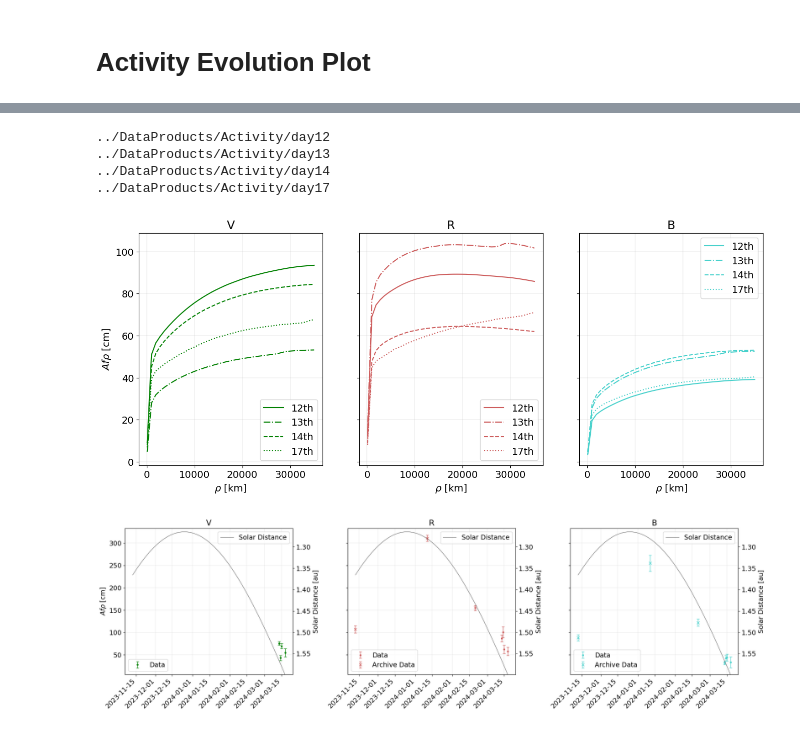
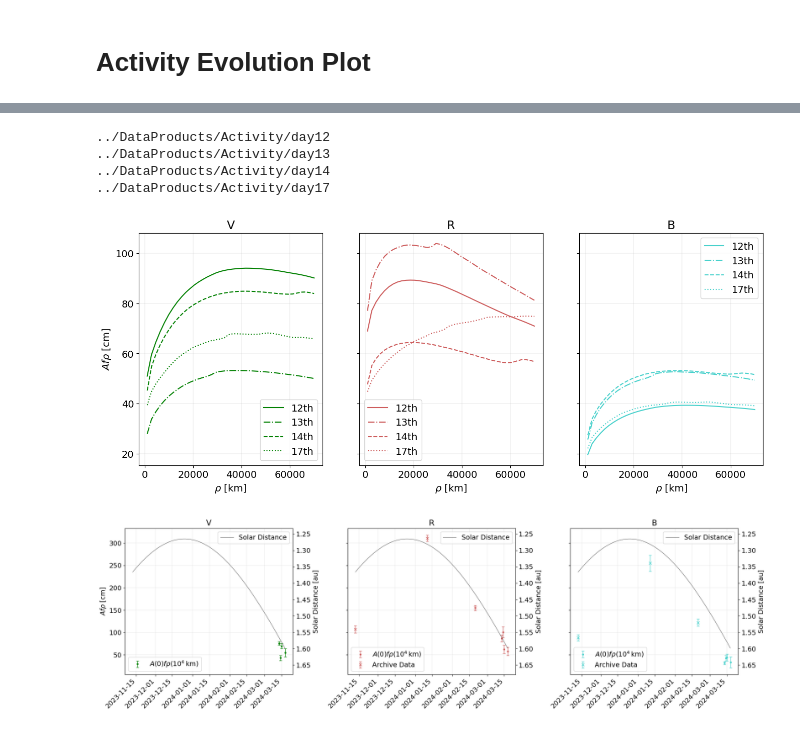
Before and after one commit to daraghhollman/Comet62P-Tsuchinshan, a Jupyter notebook: Scripts/aperturePhotometry.ipynb, the cells around one changed output, grey strips where cells are left out. Drawn from its saved outputs; the diff is of its cells as text; code cells hidden in the pictures.

Commit message:
Justified activity values to be steady state emisssion, remade plots

```diff
--- a/Scripts/aperturePhotometry.ipynb
+++ b/Scripts/aperturePhotometry.ipynb
@@ -28,8 +28,8 @@ mpl.rcParams.update({'font.size': 14})
 # %% [markdown]
 # Finding ZeroPoint
 # %%
-Day = "Day17"
-day = "day17"
+Day = "Day14"
+day = "day14"
 
 vReducedDataPaths = natsorted(glob(f"../../Python/DataProducts/ReducedImages/{Day}/V/*"))[:-2]
 rReducedDataPaths = natsorted(glob(f"../../Python/DataProducts/ReducedImages/{Day}/R/*"))[:-2]
@@ -257,7 +257,7 @@ def FindActivityCurve(image, comet, apertureRangeKm, zeroPoint, phase, exposureT
 
     return [apertureRangeKm, activity, activityError]
 # %%
-apertureRange = np.linspace(100, 35000, 40)
+apertureRange = np.linspace(1000, 70000, 40)
 
 match Day:
     case "Day12": phase = 9.63 # degrees
@@ -386,7 +386,7 @@ for ax in axes:
 ../DataProducts/Activity/day13
 ../DataProducts/Activity/day14
 ../DataProducts/Activity/day17
-[figure, old version]
+[figure, new version]
 # %%
 # Evolution. Standard reference aperture is 10^4 km, i.e. for
 
@@ -444,33 +444,33 @@ fig, axes = plt.subplots(1, 3, figsize=(20,6), sharey=True)
 
 ax0, ax1, ax2 = axes
 
 
 for i, ax in enumerate(axes):
     twinAx = ax.twinx()
 
-    ax.errorbar(dates, colouredData[i], yerr=colouredDataErrors[i], fmt=".", capsize=3, lw=1, color=colours[i], label="Data")
+    ax.errorbar(dates, colouredData[i], yerr=colouredDataErrors[i], fmt=".", capsize=3, lw=1, color=colours[i], label=r"$A(0)f\rho(10^4\,\text{km})$")
 
     if i != 0: # ... no archive data in V :/
         ax.errorbar(archiveDates, archiveColouredData[i][0], yerr=archiveColouredData[i][1], capsize=3, lw=1, color=colours[i], fmt="x", label="Archive Data")
 
     twinAx.plot(ephemerisDates, solarDistance, color="black", lw=0.5, zorder=5, label="Solar Distance")
-    twinAx.set_ylim(np.max(solarDistance), np.min(solarDistance) - 0.005 * np.max(solarDistance))
+    twinAx.set_ylim(np.max(solarDistance) + 0.05*np.max(solarDistance), np.min(solarDistance) - 0.02 * np.max(solarDistance))
 
     ax.xaxis.set_major_formatter(mdates.DateFormatter('%Y-%m-%d'))
     ax.legend(loc="lower left")
     twinAx.legend(loc="upper right")
     twinAx.set_ylabel("Solar Distance [au]")
     ax.grid(lw=0.2)
 
 
 ax0.set_ylabel(r"$Af\rho$ [cm]")
 
 ax0.set_title("V")
 ax1.set_title("R")
 ax2.set_title("B")
 
 fig.autofmt_xdate(rotation=45, ha="right")
 
 plt.tight_layout()
 # %% [output]
-[figure, old version]
+[figure, new version]
```
Also changed, not shown: parts of 11 cells of this notebook.
